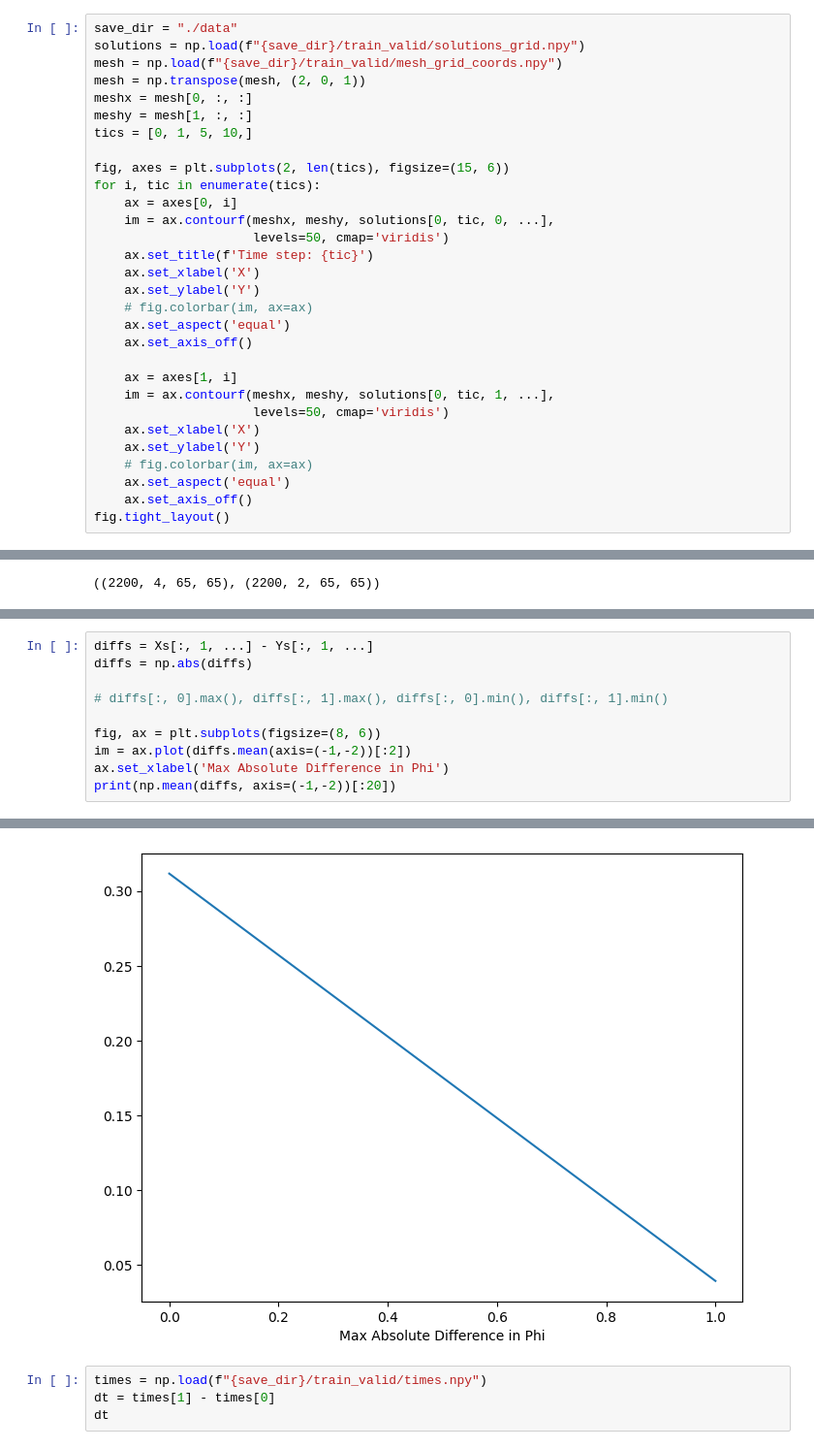
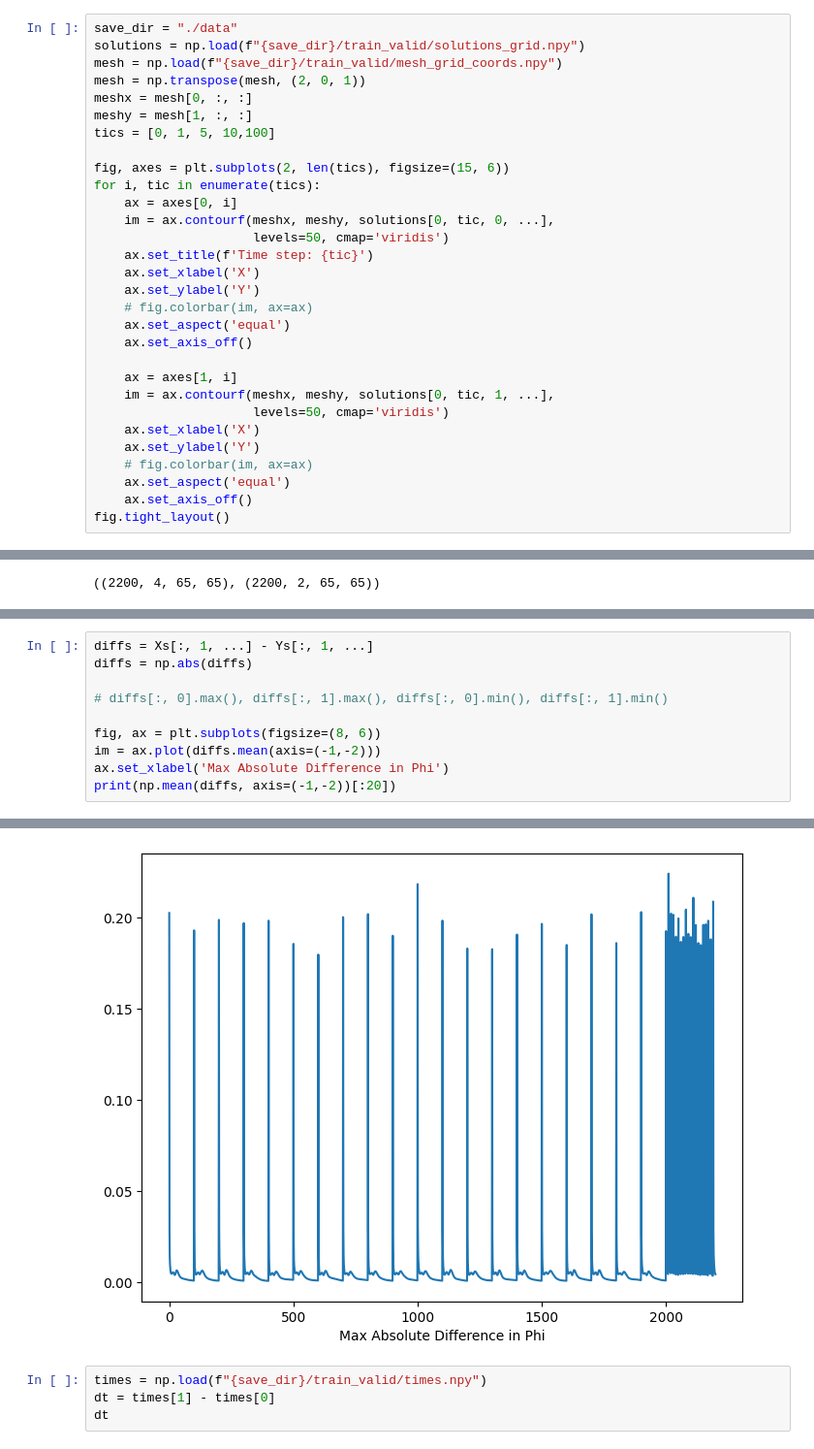
Before and after one commit to NanxiiChen/PF-PINO, a Jupyter notebook: spinodal_decomp/make_dataset.ipynb, the cells around one changed output, grey strips where cells are left out. Shown at 97% size. Saved outputs shown, nothing was run; the diff lists cells and outputs as text.

```diff
--- a/spinodal_decomp/make_dataset.ipynb
+++ b/spinodal_decomp/make_dataset.ipynb
@@ -8,7 +8,7 @@ mesh = np.load(f"{save_dir}/train_valid/mesh_grid_coords.npy")
 mesh = np.transpose(mesh, (2, 0, 1))
 meshx = mesh[0, :, :]
 meshy = mesh[1, :, :]
-tics = [0, 1, 5, 10,]
+tics = [0, 1, 5, 10,100]
 
 fig, axes = plt.subplots(2, len(tics), figsize=(15, 6))
 for i, tic in enumerate(tics):
@@ -120,7 +120,7 @@ diffs = np.abs(diffs)
 # diffs[:, 0].max(), diffs[:, 1].max(), diffs[:, 0].min(), diffs[:, 1].min()
 
 fig, ax = plt.subplots(figsize=(8, 6))
-im = ax.plot(diffs.mean(axis=(-1,-2))[:2])
+im = ax.plot(diffs.mean(axis=(-1,-2)))
 ax.set_xlabel('Max Absolute Difference in Phi')
 print(np.mean(diffs, axis=(-1,-2))[:20])
 # %% [output]
@@ -131,4 +131,4 @@ print(np.mean(diffs, axis=(-1,-2))[:20])
-[figure, old version]
+[figure, new version]
 # %%
 times = np.load(f"{save_dir}/train_valid/times.npy")
 dt = times[1] - times[0]
```
Also changed, not shown: parts of 4 cells of this notebook, 3 other files.
